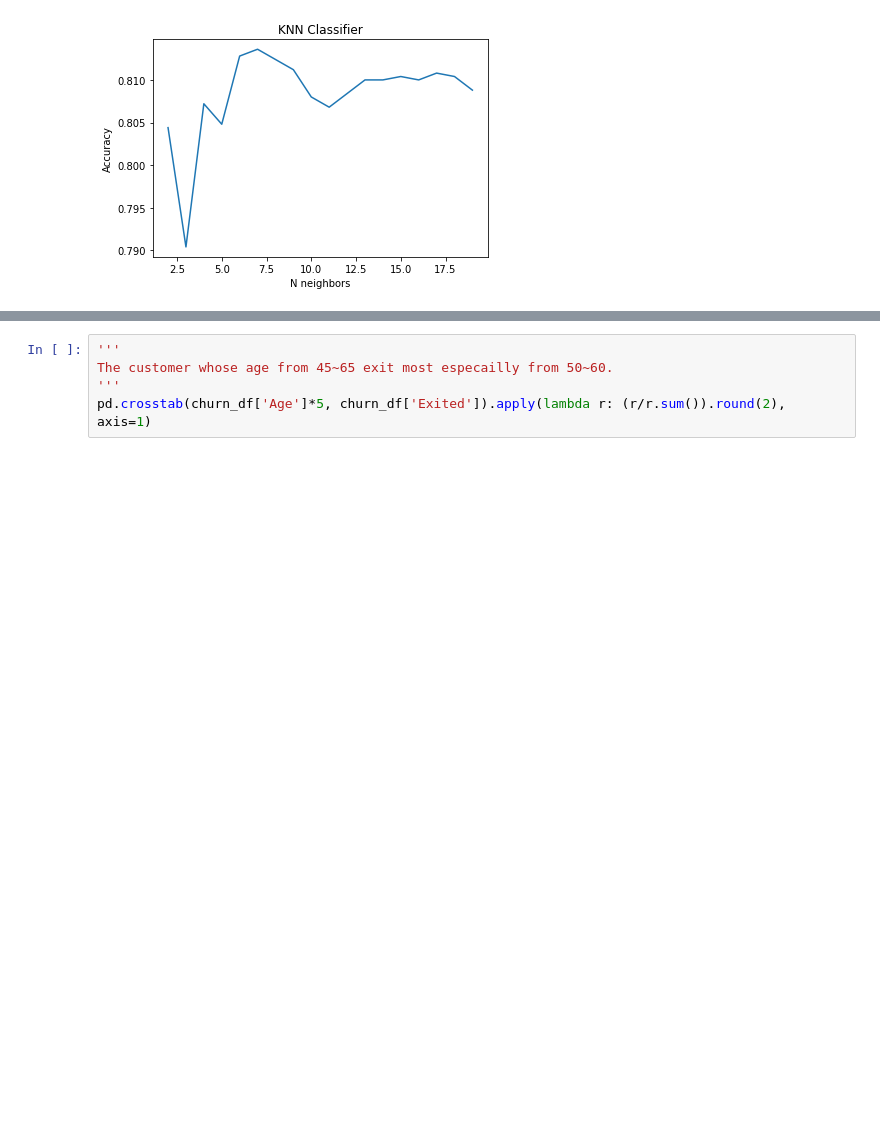
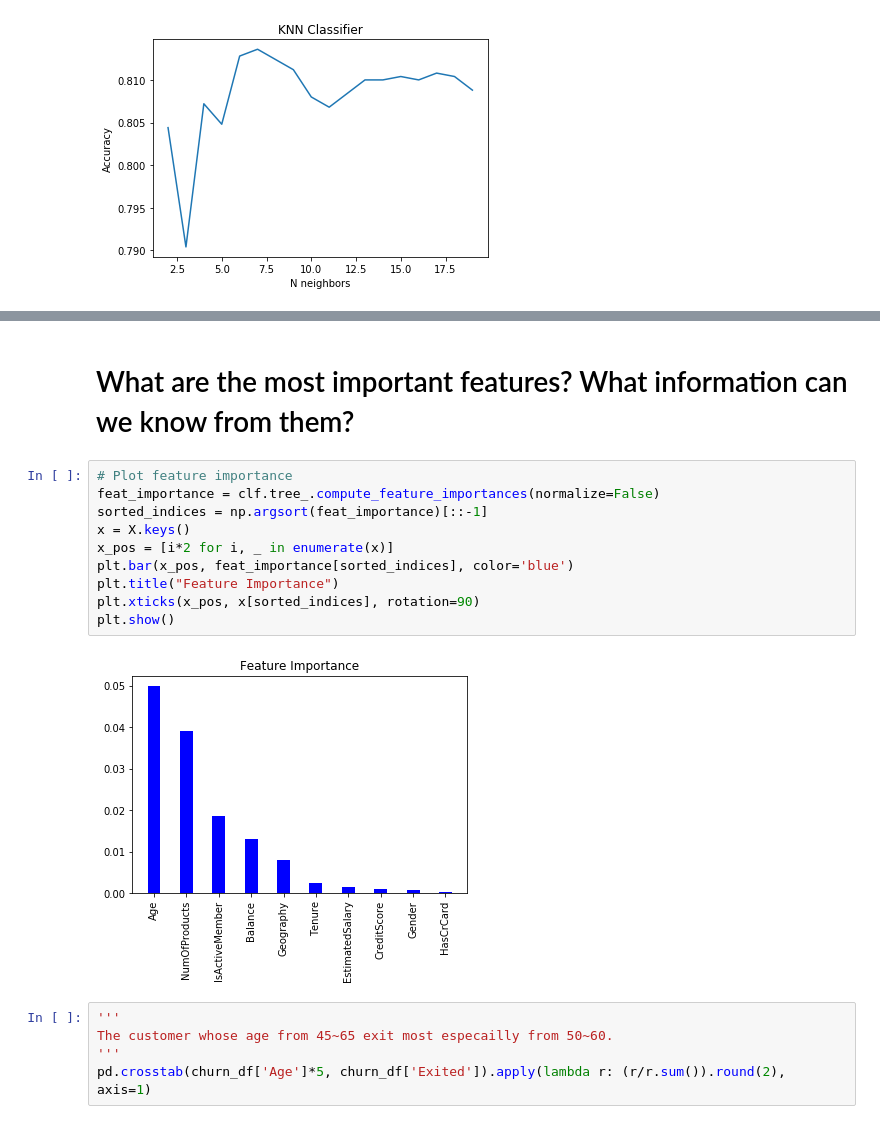
Before and after one commit to Onenightcarnival/kaggle-bank-churn-dataset, a Jupyter notebook: Bank Churn Data Proj.ipynb, the cells around one changed output, grey strips where cells are left out. Cells and saved outputs as stored; diff of their text form; blank space fills up the shorter version.

```diff
--- a/Bank Churn Data Proj.ipynb
+++ b/Bank Churn Data Proj.ipynb
@@ -253,3 +273,17 @@ entropy  criterion  10  max_depth  0.8436  accuracy
+# %% [markdown]
+# What are the most important features? What information can we know from them?
+# %%
+# Plot feature importance
+feat_importance = clf.tree_.compute_feature_importances(normalize=False)
+sorted_indices = np.argsort(feat_importance)[::-1]
+x = X.keys()
+x_pos = [i*2 for i, _ in enumerate(x)]
+plt.bar(x_pos, feat_importance[sorted_indices], color='blue')
+plt.title("Feature Importance")
+plt.xticks(x_pos, x[sorted_indices], rotation=90)
+plt.show()
+# %% [output]
+[figure, added]
 # %%
 '''
 The customer whose age from 45~65 exit most especailly from 50~60.
```
Also changed, not shown: parts of 2 cells of this notebook.
